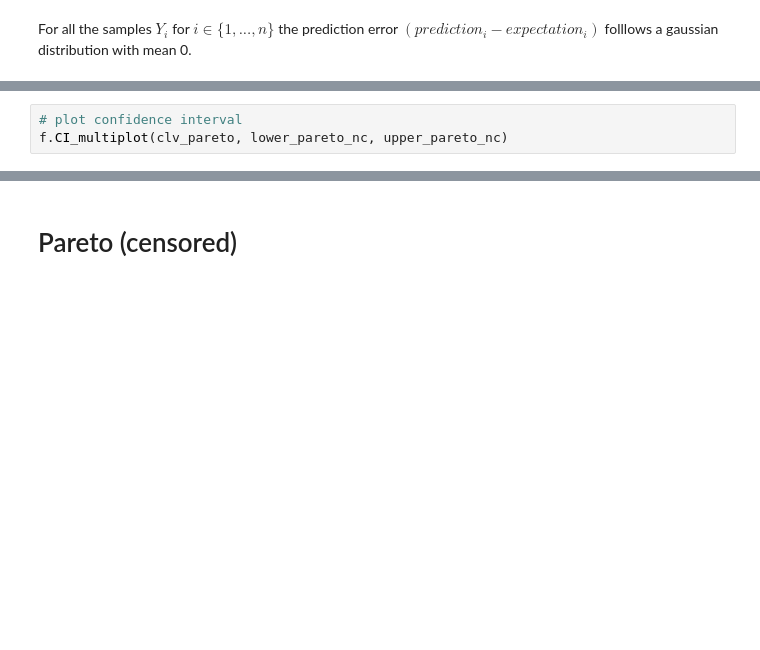
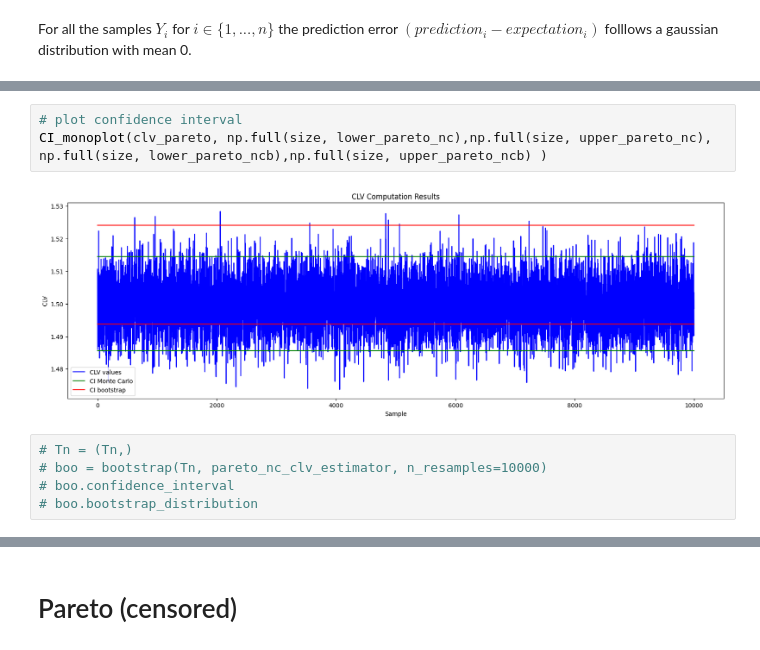
Before and after one commit to louizaaouaouche/Statistical-estimation-of-CLV, a Jupyter notebook: src/pareto.ipynb, the cells around one changed output, grey strips where cells are left out. Drawn from its saved outputs; the diff is of its cells as text; blank space fills up the shorter version.

```diff
--- a/src/pareto.ipynb
+++ b/src/pareto.ipynb
@@ -84,3 +100,10 @@ lower_pareto_nc, upper_pareto_nc =f.bootstrap_intervals(Y_n, censored , np.mean)
 # %%
 # plot confidence interval
-f.CI_multiplot(clv_pareto, lower_pareto_nc, upper_pareto_nc)
+CI_monoplot(clv_pareto, np.full(size, lower_pareto_nc),np.full(size, upper_pareto_nc), np.full(size, lower_pareto_ncb),np.full(size, upper_pareto_ncb) )
+# %% [output]
+[figure, added]
+# %%
+# Tn = (Tn,)
+# boo = bootstrap(Tn, pareto_nc_clv_estimator, n_resamples=10000)
+# boo.confidence_interval
+# boo.bootstrap_distribution
```
Also changed, not shown: parts of 24 cells of this notebook.
